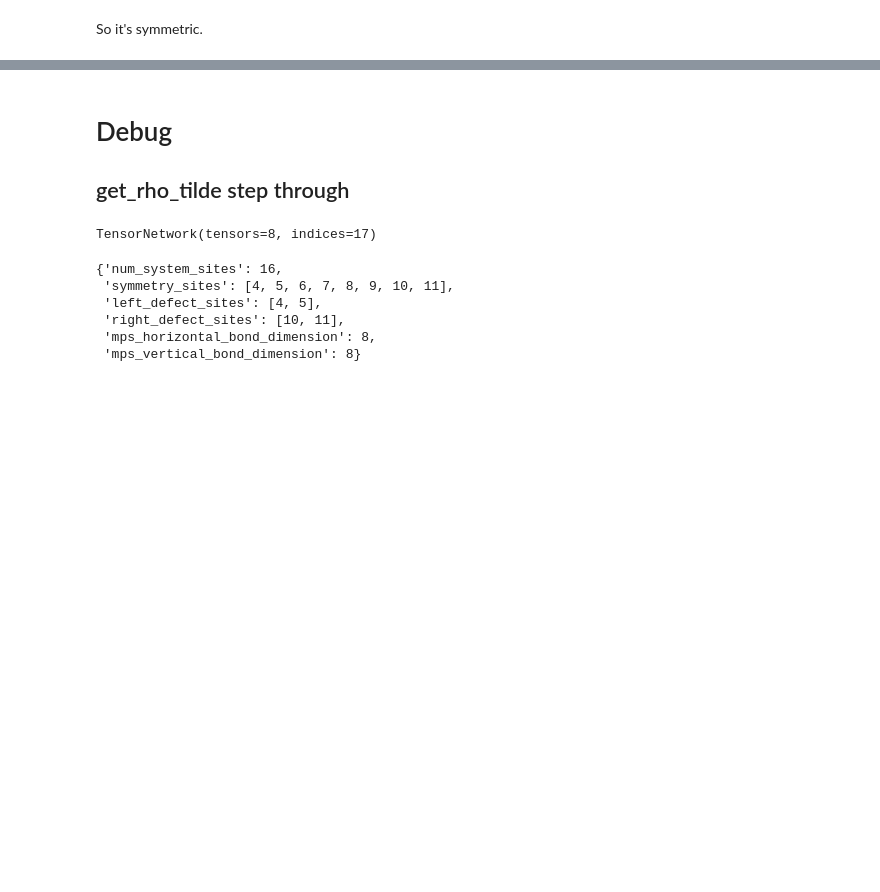
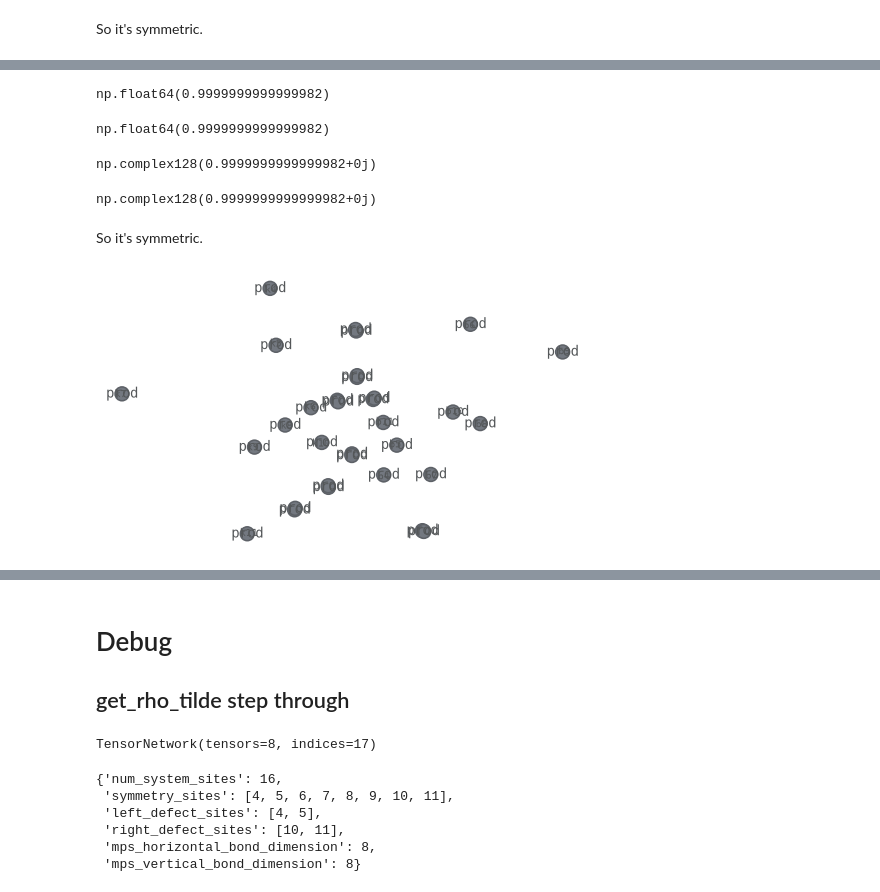
Before and after one commit to kieran-cooney/spt_numerical_classificiation, a Jupyter notebook: code/time_reversal_symmetries/truncating_reduced_density_matrices/mps_optimisation_jw_z_4_tf_system.ipynb, the cells around one changed output, grey strips where cells are left out. Saved outputs shown, nothing was run; the diff lists cells and outputs as text; code cells hidden in the pictures; blank space fills up the shorter version.

```diff
--- a/code/time_reversal_symmetries/truncating_reduced_density_matrices/mps_optimisation_jw_z_4_tf_system.ipynb
+++ b/code/time_reversal_symmetries/truncating_reduced_density_matrices/mps_optimisation_jw_z_4_tf_system.ipynb
@@ -1285,0 +1381,32 @@ So it's symmetric.
+# %%
+(
+    cluster_psi & cluster_psi.conj()
+).contract()
+# %% [output]
+np.float64(0.9999999999999982)
+# %%
+(
+    product_psi & product_psi.conj()
+).contract()
+# %% [output]
+np.float64(0.9999999999999982)
+# %%
+(
+    sym_product_psi & sym_product_psi.conj()
+).contract()
+# %% [output]
+np.complex128(0.9999999999999982+0j)
+# %%
+(
+    product_psi & sym_product_psi
+).contract()
+# %% [output]
+np.complex128(0.9999999999999982+0j)
+# %% [markdown]
+So it's symmetric.
+# %%
+rho = get_rdm_from_quimb_psi(product_psi, domains_dict['symmetry_sites'])
+# %%
+rho.draw()
+# %% [output]
+[figure, added]
```
Also changed, not shown: parts of 82 cells of this notebook.
